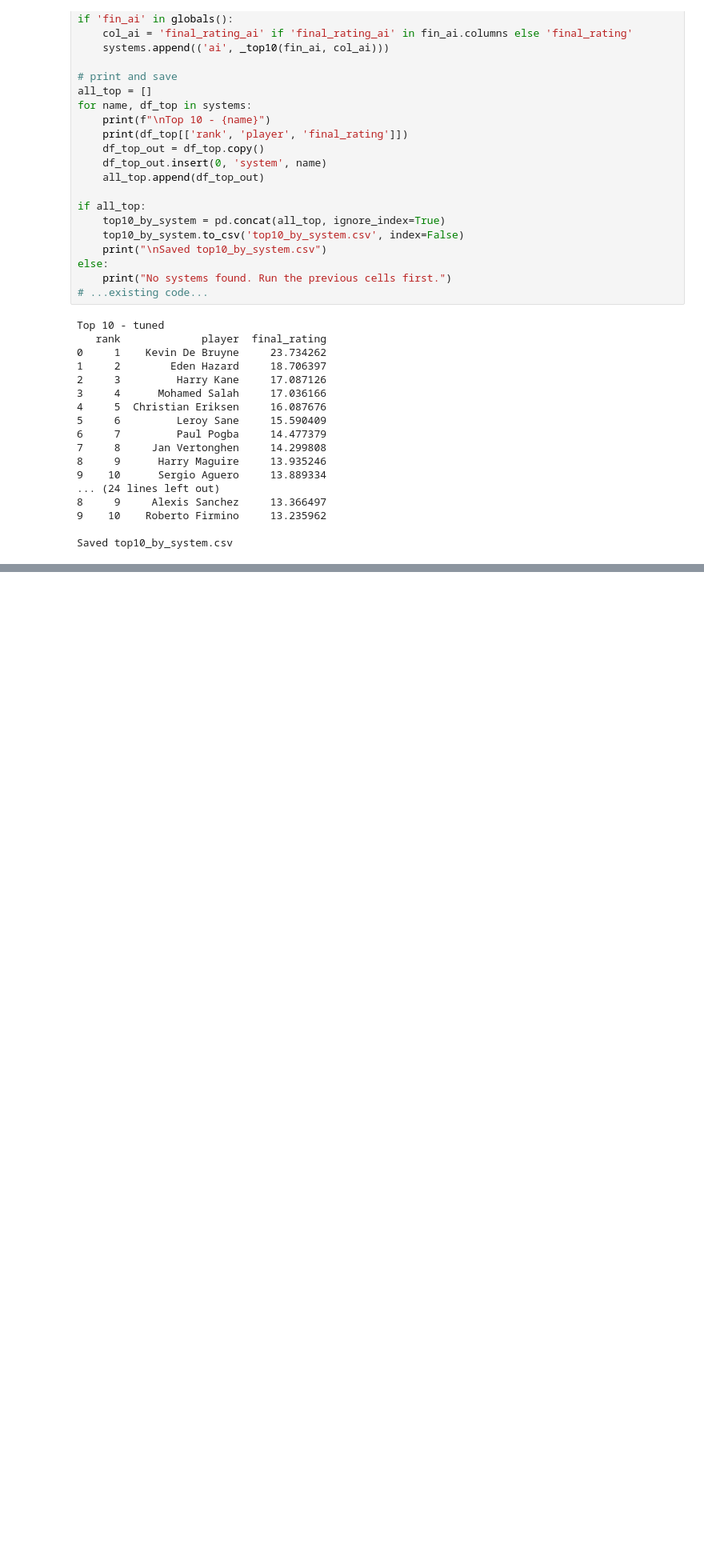
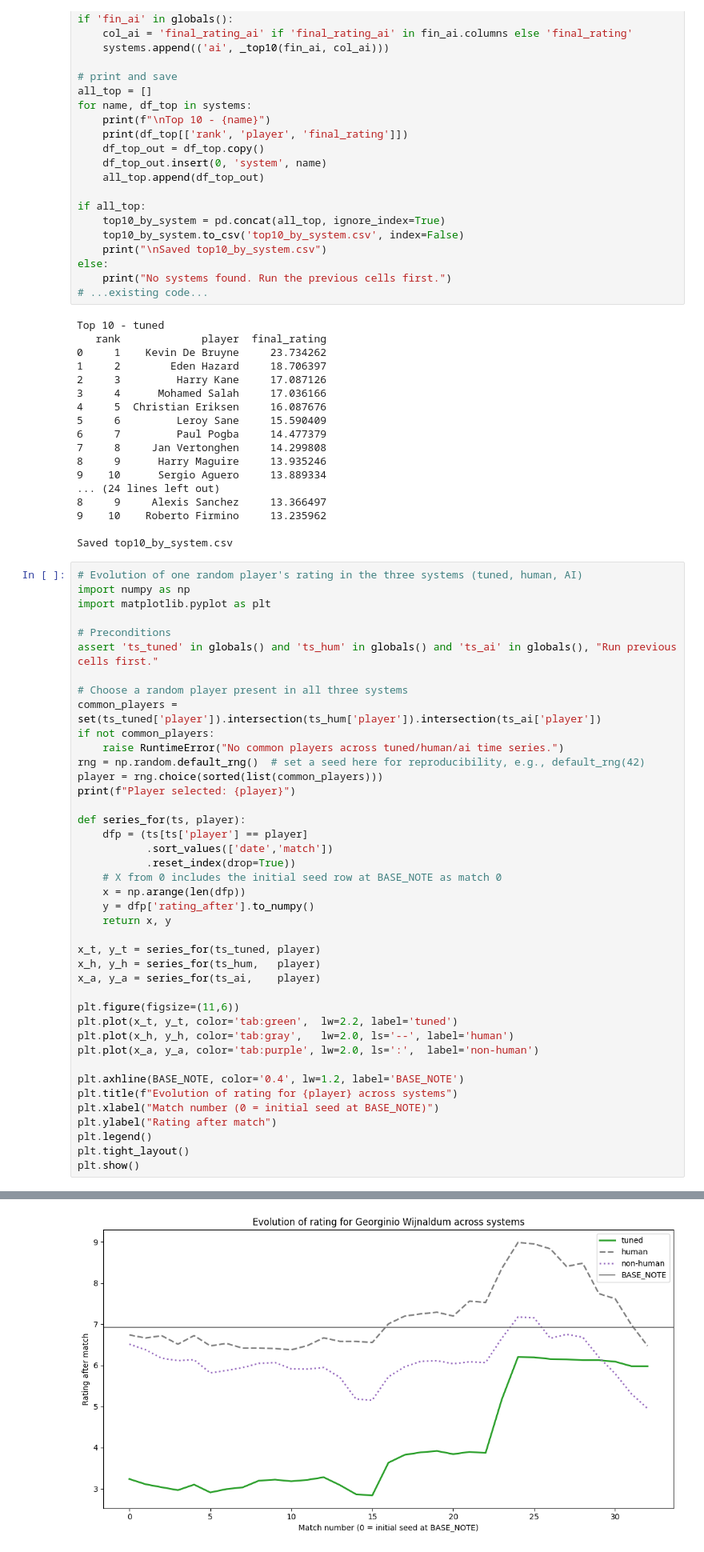
Before and after one commit to AntoineMagninn/GOAL, a Jupyter notebook: Model.ipynb, the cells around one changed output, grey strips where cells are left out. Shown at 80% size. Cells and saved outputs as stored; diff of their text form; blank space fills up the shorter version.

```diff
--- a/Model.ipynb
+++ b/Model.ipynb
@@ -786,3 +786,45 @@ Top 10 - tuned
 9    10    Roberto Firmino     13.235962
 
 Saved top10_by_system.csv
+# %%
+# Evolution of one random player's rating in the three systems (tuned, human, AI)
+import numpy as np
+import matplotlib.pyplot as plt
+
+# Preconditions
+assert 'ts_tuned' in globals() and 'ts_hum' in globals() and 'ts_ai' in globals(), "Run previous cells first."
+
+# Choose a random player present in all three systems
+common_players = set(ts_tuned['player']).intersection(ts_hum['player']).intersection(ts_ai['player'])
+if not common_players:
+    raise RuntimeError("No common players across tuned/human/ai time series.")
+rng = np.random.default_rng()  # set a seed here for reproducibility, e.g., default_rng(42)
+player = rng.choice(sorted(list(common_players)))
+print(f"Player selected: {player}")
+
+def series_for(ts, player):
+    dfp = (ts[ts['player'] == player]
+           .sort_values(['date','match'])
+           .reset_index(drop=True))
+    # X from 0 includes the initial seed row at BASE_NOTE as match 0
+    x = np.arange(len(dfp))
+    y = dfp['rating_after'].to_numpy()
+    return x, y
+
+x_t, y_t = series_for(ts_tuned, player)
+x_h, y_h = series_for(ts_hum,   player)
+x_a, y_a = series_for(ts_ai,    player)
+
+plt.figure(figsize=(11,6))
+plt.plot(x_t, y_t, color='tab:green',  lw=2.2, label='tuned')
+plt.plot(x_h, y_h, color='tab:gray',   lw=2.0, ls='--', label='human')
+plt.plot(x_a, y_a, color='tab:purple', lw=2.0, ls=':',  label='non-human')
+
+plt.axhline(BASE_NOTE, color='0.4', lw=1.2, label='BASE_NOTE')
+plt.title(f"Evolution of rating for {player} across systems")
+plt.xlabel("Match number (0 = initial seed at BASE_NOTE)")
+plt.ylabel("Rating after match")
+plt.legend()
+plt.tight_layout()
+plt.show()
+# %% [output]
@@ -788,0 +832 @@ Saved top10_by_system.csv
+[figure, added]
```
Also changed, not shown: parts of 1 cell of this notebook, 3 other files.
